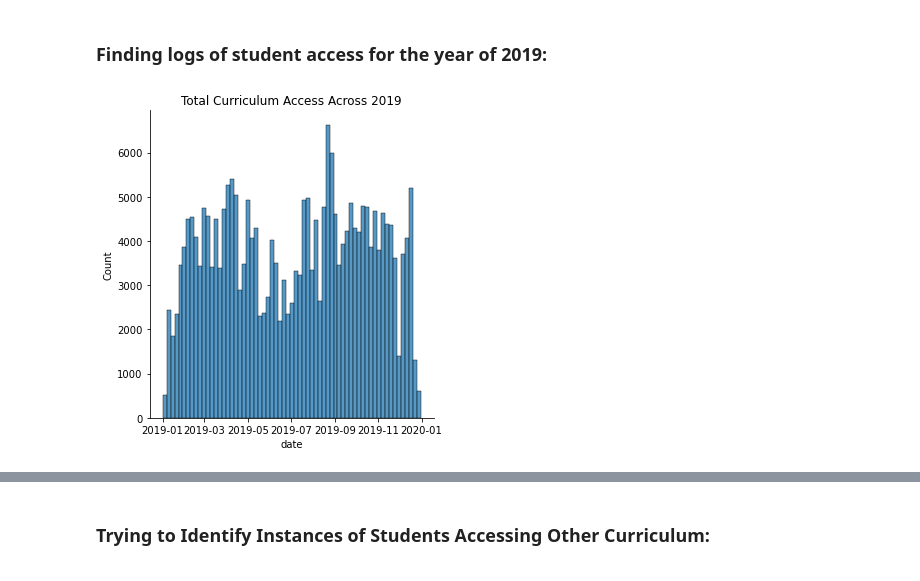
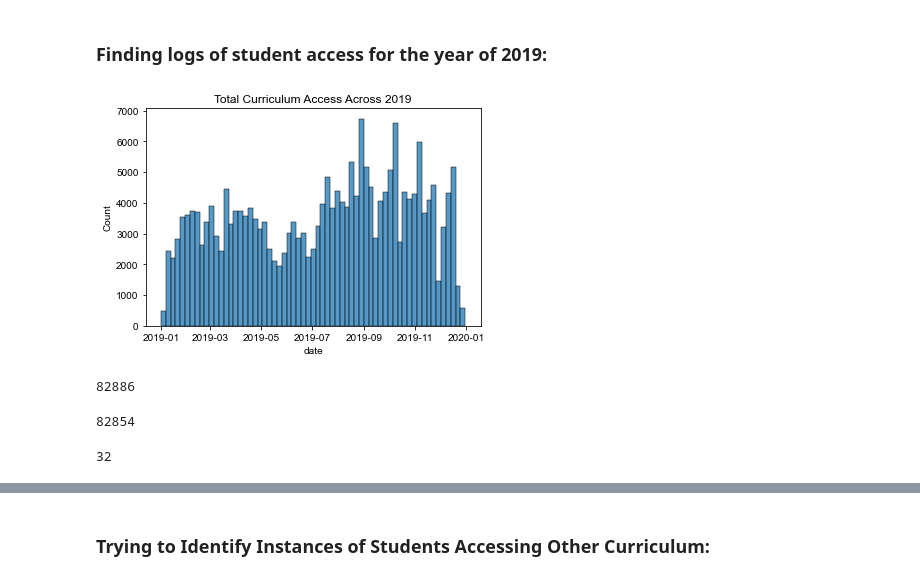
Before and after one commit to greg-paige-kayla-lincoln/anomaly_detection_project, a Jupyter notebook: greg_scratchpad.ipynb, the cells around one changed output, grey strips where cells are left out. Cells and saved outputs as stored; diff of their text form; code cells hidden in the pictures.

```diff
--- a/greg_scratchpad.ipynb
+++ b/greg_scratchpad.ipynb
@@ -18,4 +19,27 @@ I need to figure out why these are coming out differently after the join.
     - There are 6 cohorts in the cohorts_id table that do not have any server traffic, so perhaps they didn't exist.
     - 52,887 that didn't have anything to tie them to the cohorts table. Probably cohort ids - come back and verify.
 - it appears that there there are some IDs and Cohort IDs that do not much.
+# %%
+def wrangle_df(df):
+
+    '''This function takes in a DataFrame of curriculum access logs, does some basic wrangling like
+    mapping program codes to program ID numbers, drops unneeded or duplicated columns,
+    and changes date columns to the datetime data type.'''
+
+    #Updates program ID numbers to their respective program titles:
+    df.program_id = df.program_id.map({1.0:'full_stack_php', 2.0:'full_stack_java', 3.0:'data_science', 4.0:'front_end_programming'})
+
+    ## Drops unneeded or duplicate columns:
+    df.drop(columns=['id','slack','deleted_at'],inplace = True)
+
+    #Adding a date_time column for a test:
+    df['date_time'] = pd.to_datetime(df['date']+ ' ' + df['time'])
+
+    #Creates a list of columns containing relevant date data for logs:
+    date_cols = ['date', 'start_date', 'end_date', 'created_at', 'updated_at']
+
+    #Iterates through list of dates to change them to datetime data type:
+    for col in date_cols:
+        df[col] = pd.to_datetime(df[col])
+    return df
 # %% [markdown]
@@ -76,0 +61,4 @@ df[(df.date < df.end_date) & (df.date > df.start_date)]
+# %%
+#TEMPORARILY Dropping Nulls for Question 5:
+df = df.dropna()
+df.shape[0]
@@ -76,0 +80,4 @@ df[(df.date < df.end_date) & (df.date > df.start_date)]
+# %%
+#Updating DataFrame with program_type column:
+
+df = df.apply(program_type, 1)
@@ -87,5 +110,25 @@ second_date = dt.datetime(2020, 1, 1)
 log_2019 = df[(df.date > first_date) & (df.date < second_date)]
 # %%
-sns.displot(data = log_2019, x = log_2019.date).set(title = "Total Curriculum Access Across 2019");
+sns.histplot(data = log_2019, x = log_2019.date).set(title = "Total Curriculum Access Across 2019")
+sns.set(rc = {'figure.figsize':(16,9)});
 # %% [output]
-[figure, old version]
+[figure, new version]
+# %%
+#Searching for 'java' in path name to identify some web dev courses, saving to web_courses df:
+web_courses = log_2019[log_2019.path.str.contains('java', regex=False)]
+web_courses.shape[0]
+# %% [output]
+82886
+# %%
+#Checking to see how many web students accessed these courses:
+wd_in_wd = web_courses[web_courses.program_type == 'web']
+wd_in_wd.shape[0]
+# %% [output]
+82854
+# %%
+#Creating a dataframe showing data students accessing web dev content:
+ds_in_wd = web_courses[web_courses.program_type == 'data']
+ds_in_wd.shape[0]
+#This seems to show that data students accessed web material as late as 12/14, which seems odd.
+# %% [output]
+32
```
Also changed, not shown: parts of 72 cells of this notebook.
